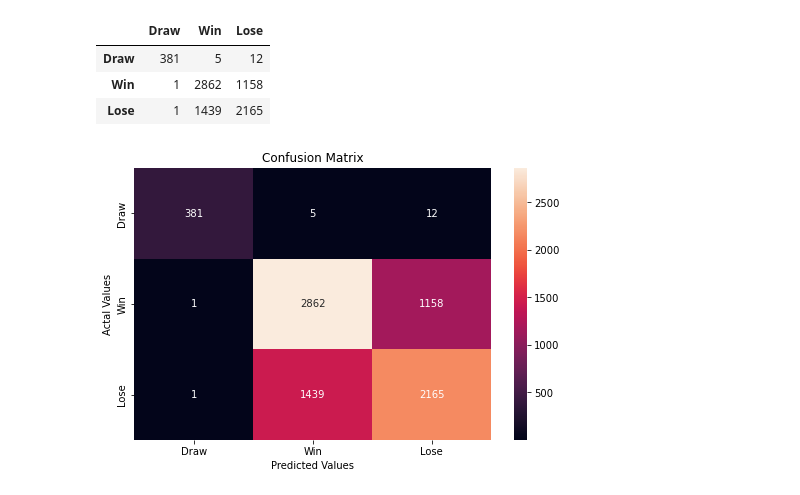
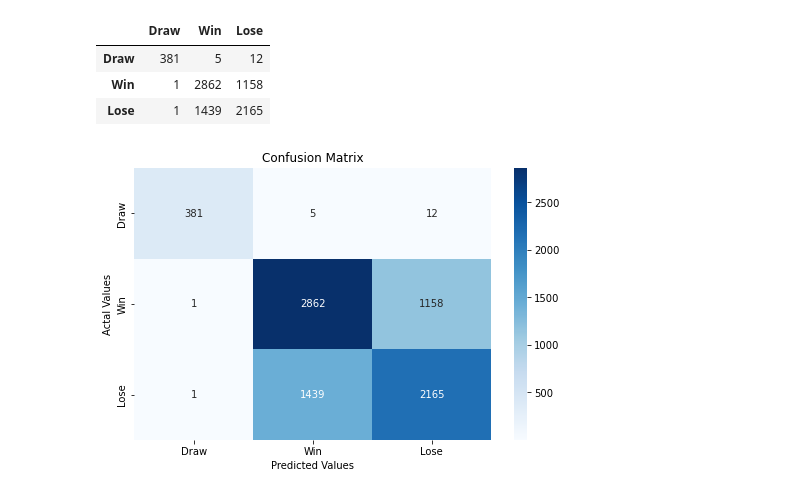
Before and after one commit to salemeid/Tuwaiq-DS-my-project, a Jupyter notebook: Chess_Winning_Move.ipynb, the cells around one changed output. Saved outputs shown, nothing was run; the diff lists cells and outputs as text; code cells hidden in the pictures.

```diff
--- a/Chess_Winning_Move.ipynb
+++ b/Chess_Winning_Move.ipynb
@@ -592,13 +595,13 @@ cm_df
 # %%
 pd.set_option('float_format', '{:f}'.format)
 #Plotting the confusion matrix
 plt.figure(figsize=(8,5))
 
-sns.heatmap(np.round(cm_df),fmt='', annot=True)
+sns.heatmap(np.round(cm_df),fmt='', annot=True,cmap="Blues")
 plt.title('Confusion Matrix')
 plt.ylabel('Actal Values')
 plt.xlabel('Predicted Values')
 plt.savefig('conf_matrix.png')
 plt.show()
 # %% [output]
-[figure, old version]
+[figure, new version]
```
Also changed, not shown: parts of 12 cells of this notebook, 2 other files.
